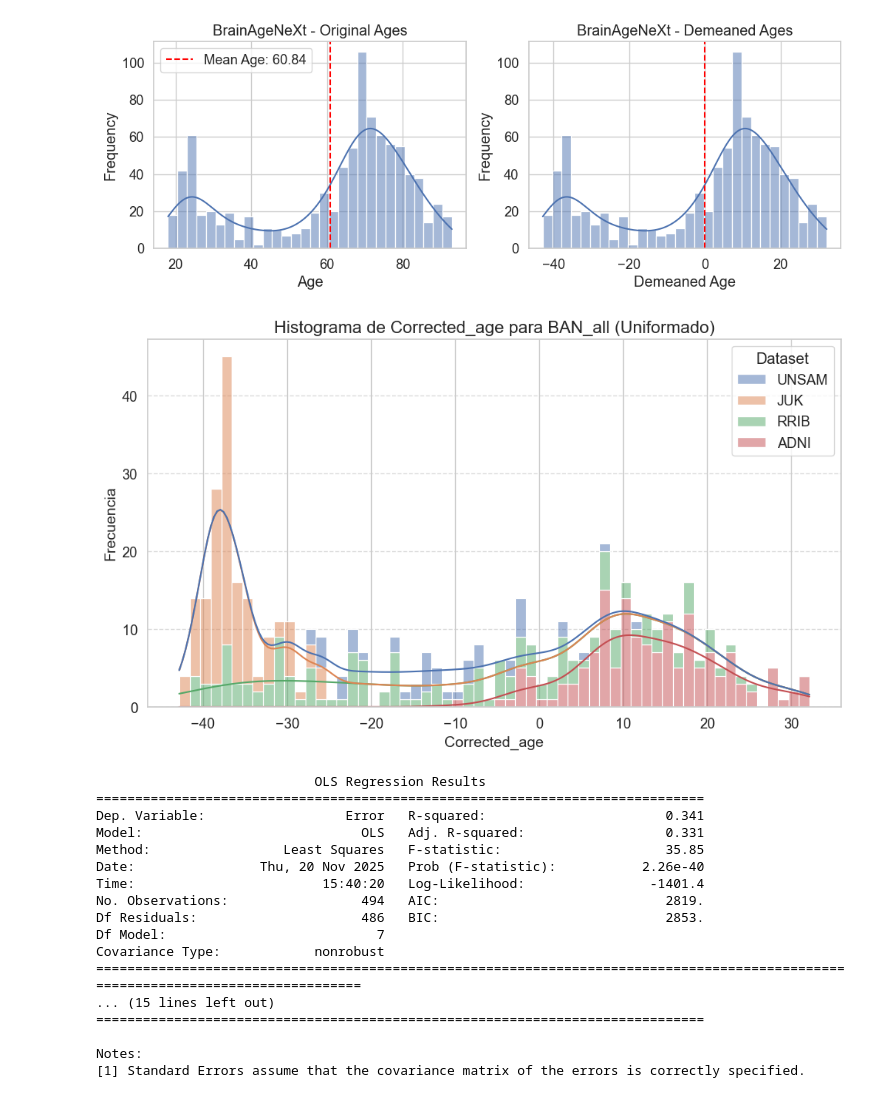
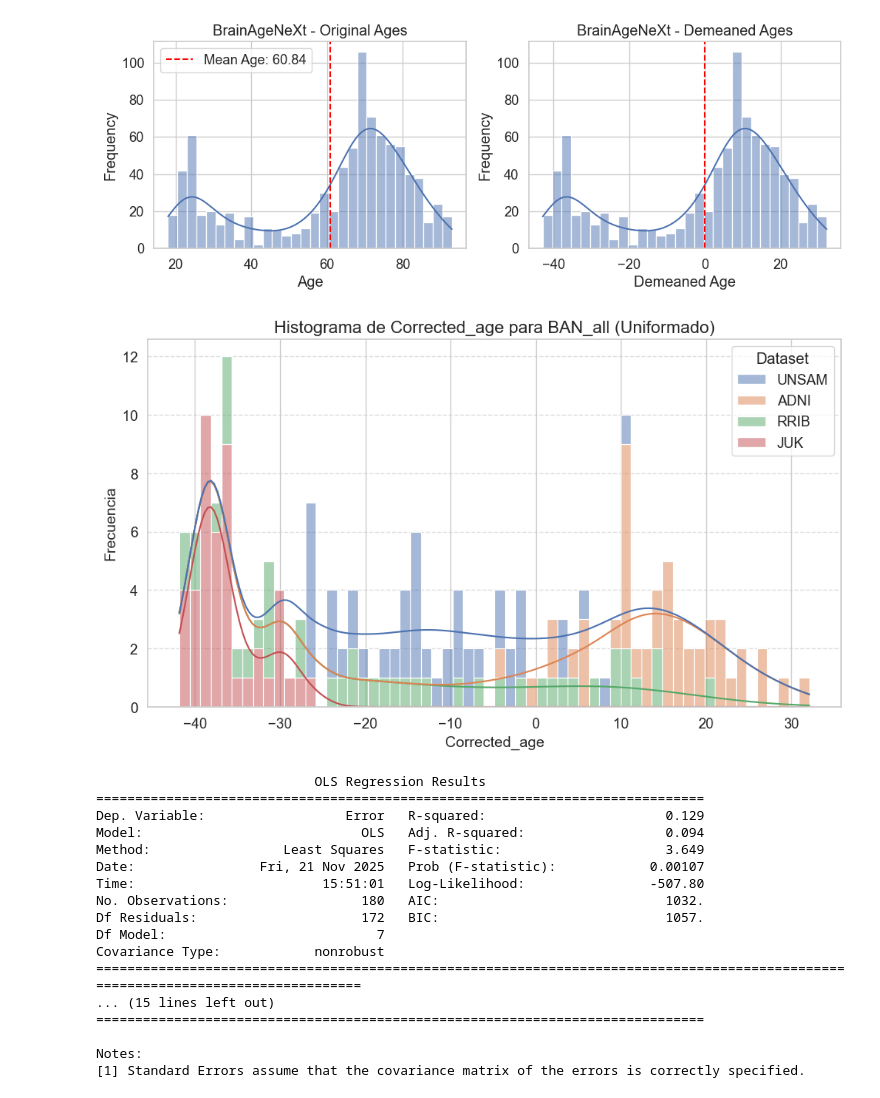
Before and after one commit to mabelzunce/brainage-models-benchmark, a Jupyter notebook: results/bland-altman.ipynb, the cells around one changed output. Drawn from its saved outputs; the diff is of its cells as text; code cells hidden in the pictures.

```diff
--- a/results/bland-altman.ipynb
+++ b/results/bland-altman.ipynb
@@ -326,52 +326,68 @@ plt.axvline(0, color='red', linestyle='--', label='Mean Demeaned Age: 0.00')
 from sklearn.utils import resample
 
 #aca lo que hago es refucir la cantidad de sujetos de ADNI para que sea igual a la de RRIB y tener distribuciones de edades mas uniformes (con enigma no lo hago)
-target_size=158 #cantidad de sujetos de la base de datos RRIB
+target_size=45 #cantidad de sujetos de la base de datos RRIB
 
 # Filtrar los datos de ADNI
 adni_data = BAN_all[BAN_all['Dataset'] == 'ADNI']
+rrib_data = BAN_all[BAN_all['Dataset'] == 'RRIB']
+juk_data = BAN_all[BAN_all['Dataset'] == 'JUK']
 # Seleccionar aleatoriamente sujetos de ADNI
 adni_sampled = resample(adni_data, n_samples=target_size, random_state=42, replace=False)
+rrib_sampled = resample(rrib_data, n_samples=target_size, random_state=42, replace=False)
+juk_sampled = resample(juk_data, n_samples=target_size, random_state=42, replace=False)
 # Combinar los datos restantes con los otros datasets
-other_data = BAN_all[BAN_all['Dataset'] != 'ADNI']
-BAN_all = pd.concat([other_data, adni_sampled], ignore_index=True)
+other_data = BAN_all[BAN_all['Dataset'] == 'UNSAM']
+BAN_all = pd.concat([other_data, adni_sampled, rrib_sampled, juk_sampled], ignore_index=True)
 
 # Filtrar los datos de ADNI
 adni_data = pyment_all[pyment_all['Dataset'] == 'ADNI']
+rrib_data = pyment_all[pyment_all['Dataset'] == 'RRIB']
+juk_data = pyment_all[pyment_all['Dataset'] == 'JUK']
 # Seleccionar aleatoriamente sujetos de ADNI
 adni_sampled = resample(adni_data, n_samples=target_size, random_state=42, replace=False)
+rrib_sampled = resample(rrib_data, n_samples=target_size, random_state=42, replace=False)
+juk_sampled = resample(juk_data, n_samples=target_size, random_state=42, replace=False)
 # Combinar los datos restantes con los otros datasets
-other_data = pyment_all[pyment_all['Dataset'] != 'ADNI']
-pyment_all = pd.concat([other_data, adni_sampled], ignore_index=True)
+other_data = pyment_all[pyment_all['Dataset'] == 'UNSAM']
+pyment_all = pd.concat([other_data, adni_sampled, rrib_sampled, juk_sampled], ignore_index=True)
 
 # Filtrar los datos de ADNI
 adni_data = DBN_all[DBN_all['Dataset'] == 'ADNI']
+rrib_data = DBN_all[DBN_all['Dataset'] == 'RRIB']
+juk_data = DBN_all[DBN_all['Dataset'] == 'JUK']
 # Seleccionar aleatoriamente sujetos de ADNI
 adni_sampled = resample(adni_data, n_samples=target_size, random_state=42, replace=False)
+rrib_sampled = resample(rrib_data, n_samples=target_size, random_state=42, replace=False)
+juk_sampled = resample(juk_data, n_samples=target_size, random_state=42, replace=False)
 # Combinar los datos restantes con los otros datasets
-other_data = DBN_all[DBN_all['Dataset'] != 'ADNI']
-DBN_all = pd.concat([other_data, adni_sampled], ignore_index=True)
+other_data = DBN_all[DBN_all['Dataset'] == 'UNSAM']
+DBN_all = pd.concat([other_data, adni_sampled, rrib_sampled, juk_sampled], ignore_index=True)
 
 # Filtrar los datos de ADNI
 adni_data = ENIGMA_all[ENIGMA_all['Dataset'] == 'ADNI']
+rrib_data = ENIGMA_all[ENIGMA_all['Dataset'] == 'RRIB']
+juk_data = ENIGMA_all[ENIGMA_all['Dataset'] == 'JUK']
 # Seleccionar aleatoriamente sujetos de ADNI
 adni_sampled = resample(adni_data, n_samples=target_size, random_state=42, replace=False)
+rrib_sampled = resample(rrib_data, n_samples=target_size, random_state=42, replace=False)
+juk_sampled = resample(juk_data, n_samples=target_size, random_state=42, replace=False)
 # Combinar los datos restantes con los otros datasets
-other_data = ENIGMA_all[ENIGMA_all['Dataset'] != 'ADNI']
-ENIGMA_all = pd.concat([other_data, adni_sampled], ignore_index=True)
+other_data = ENIGMA_all[ENIGMA_all['Dataset'] == 'UNSAM']
+ENIGMA_all = pd.concat([other_data, adni_sampled,rrib_sampled, juk_sampled], ignore_index=True)
 
 
 # Verificar el nuevo histograma
 plt.figure(figsize=(10, 6))
 sns.histplot(data=BAN_all, x='Corrected_age', bins=60, kde=True, hue='Dataset', multiple='stack')
 plt.title('Histograma de Corrected_age para BAN_all (Uniformado)', fontsize=16)
 plt.xlabel('Corrected_age', fontsize=14)
 plt.ylabel('Frecuencia', fontsize=14)
 plt.grid(axis='y', linestyle='--', alpha=0.7)
 plt.tight_layout()
 plt.show()
 # %% [output]
-[figure, old version]
+[figure, new version]
 # %%
 import statsmodels.formula.api as smf
 import statsmodels.api as sm
@@ -379,20 +395,21 @@ import statsmodels.formula.api as smf
 from statsmodels.stats.anova import anova_lm
 # %%
 # Si tu dataframe se llama BAN_all:
-model = smf.ols("Error ~ Corrected_age * C(Dataset, Treatment(reference='RRIB'))", data=pyment_all).fit()
-model_reduced = smf.ols("Error ~ Corrected_age ", data=pyment_all).fit()
+model = smf.ols("Error ~ Corrected_age * C(Dataset, Treatment(reference='RRIB'))", data=BAN_all).fit()
+#model_reduced = smf.ols("Error ~ Corrected_age ", data=BAN_all).fit() #opcion 1
+model_reduced = smf.ols("Error ~ Dataset ", data=BAN_all).fit() #opcion 2
 
 print(model.summary())
 # %% [output]
                             OLS Regression Results
 ==============================================================================
-Dep. Variable:                  Error   R-squared:                       0.341
-Model:                            OLS   Adj. R-squared:                  0.331
-Method:                 Least Squares   F-statistic:                     35.85
-Date:                Thu, 20 Nov 2025   Prob (F-statistic):           2.26e-40
-Time:                        15:40:20   Log-Likelihood:                -1401.4
-No. Observations:                 494   AIC:                             2819.
-Df Residuals:                     486   BIC:                             2853.
+Dep. Variable:                  Error   R-squared:                       0.129
+Model:                            OLS   Adj. R-squared:                  0.094
+Method:                 Least Squares   F-statistic:                     3.649
+Date:                Fri, 21 Nov 2025   Prob (F-statistic):            0.00107
+Time:                        15:51:01   Log-Likelihood:                -507.80
+No. Observations:                 180   AIC:                             1032.
+Df Residuals:                     172   BIC:                             1057.
 Df Model:                           7
 Covariance Type:            nonrobust
 ==================================================================================================================================
```
Also changed, not shown: parts of 2 cells of this notebook.
